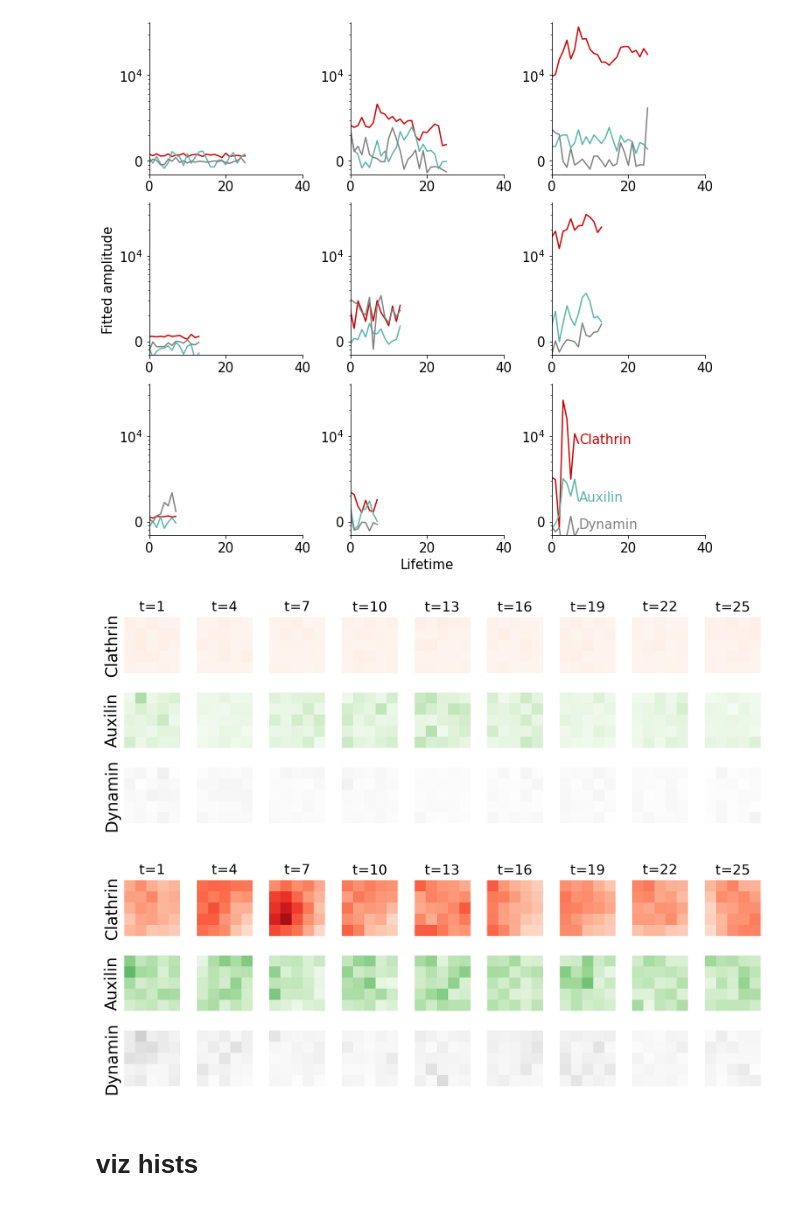
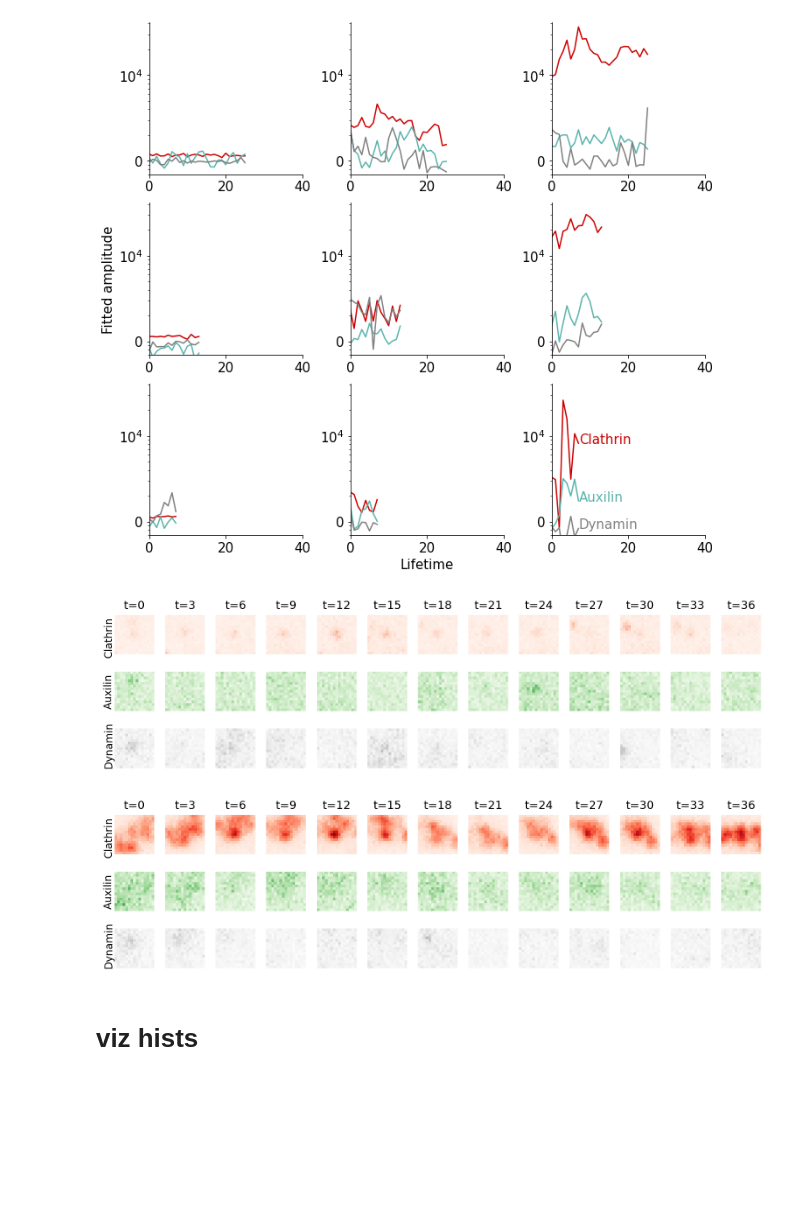
Before and after one commit to Yu-Group/molecular-partner-prediction, a Jupyter notebook: notebooks/00_intro_figs.ipynb, the cells around one changed output. Cells and saved outputs as stored; diff of their text form; code cells hidden in the pictures; blank space fills up the shorter version.

Commit message:
videos + data downsampling

```diff
--- a/notebooks/00_intro_figs.ipynb
+++ b/notebooks/00_intro_figs.ipynb
@@ -86,16 +102,20 @@ viz.savefig('traces_plus')
 # %%
 event_type = 'valid'
 dfv = {'abortive': dfv_minus, 'valid': dfv_plus}
-videos = viz.get_dynamin_data_videos(dfv[event_type], dfv[event_type].pid.values[:3])
+videos = viz.get_dynamin_data_videos(dfv[event_type],
+                                     dfv[event_type].pid.values[:10],
+                                     add_px=7)
 # %%
-pid = dfv[event_type].pid.values[2]
+pid = dfv[event_type].pid.values[1]
+#pid = fns[2]
 n = len(videos[pid]['aux'])
 
 fig = plt.figure(figsize=(9, 6), dpi=200)
 cmaps = {'cla': 'Reds', 'aux': 'Greens', 'dyn': 'Greys'}
 for k, m in enumerate(['cla', 'aux', 'dyn']):
+    lt = len(videos[pid][m])
     for i in range(len(videos[pid][m])):
-        ax = plt.subplot(6, 9, i + 1 + k*18)
+        ax = plt.subplot(6, int((lt + 1)/2), i + 1 + k*(2*int((lt + 1)/2)))
         ax.imshow(videos[pid][m][i], vmin=0, vmax=1, cmap=cmaps[m]) # Auxilin
         ax.set_xticks([])
         ax.set_yticks([])
@@ -108,4 +128,4 @@ fig.text(0, 0.5, 'Auxilin trace', va='center', rotation='vertical')
 fig.text(0, 0.17, 'Dynamin trace', va='center', rotation='vertical')
 plt.tight_layout()
 
-viz.savefig(f'{event_type}_example')
+#viz.savefig(f'{event_type}_example')
@@ -157,39 +179,37 @@ plt.show()
 (0, 40)
 [figure]
 # %%
-videos = viz.get_dynamin_data_videos(d, d.pid.values)
+videos = viz.get_dynamin_data_videos(d, d.pid.values, add_px=7)
 # %%
-for ex_num, name in zip([6, 8], ['abortive', 'valid']):
+for ex_num, name in zip([1, 2], ['abortive', 'valid']):
     pid = d.pid.values[ex_num]
     n = len(videos[pid]['aux'])
-    subsample = 3
+    #n = n - n % 2
+    subsample = 2
     nsub = ceil(n / subsample)
 
     fig = plt.figure(figsize=(9, 3.3), dpi=200, facecolor='w')
     cmaps = {'cla': 'Reds', 'aux': 'Greens', 'dyn': 'Greys'}
     for k, m in enumerate(['cla', 'aux', 'dyn']):
         for j, i in enumerate(range(n)[::subsample]):
             ax = plt.subplot(3, nsub, j + 1 + nsub * k)
             ax.imshow(videos[pid][m][i], vmin=0, vmax=1, cmap=cmaps[m]) # Auxilin
             ax.set_xticks([])
             ax.set_yticks([])
             ax.spines['left'].set_visible(False)
             ax.spines['bottom'].set_visible(False)
             if k == 0:
-                ax.set_title(label=f't={i + 1}', fontsize=13)
+                ax.set_title(label=f't={int(1.5 * i)}', fontsize=11)
 
-    plt.subplot(3, nsub, 1)
-    plt.ylabel('Clathrin')
-    plt.subplot(3, nsub, nsub + 1)
-    plt.ylabel('Auxilin')
-    plt.subplot(3, nsub, 2 * nsub + 1)
-    plt.ylabel('Dynamin')
+    fig.text(0, 0.72, 'Clathrin', va='center', rotation='vertical')
+    fig.text(0, 0.5, 'Auxilin', va='center', rotation='vertical')
+    fig.text(0, 0.28, 'Dynamin', va='center', rotation='vertical')
     plt.tight_layout()
 
     viz.savefig(f'grid_{name}')
 # %% [output]
-[figure, old version]
+[figure, new version]
-[figure, old version]
+[figure, new version]
 # %% [markdown]
 # viz hists
 # %%
```
Also changed, not shown: parts of 4 cells of this notebook, 3 other files.
